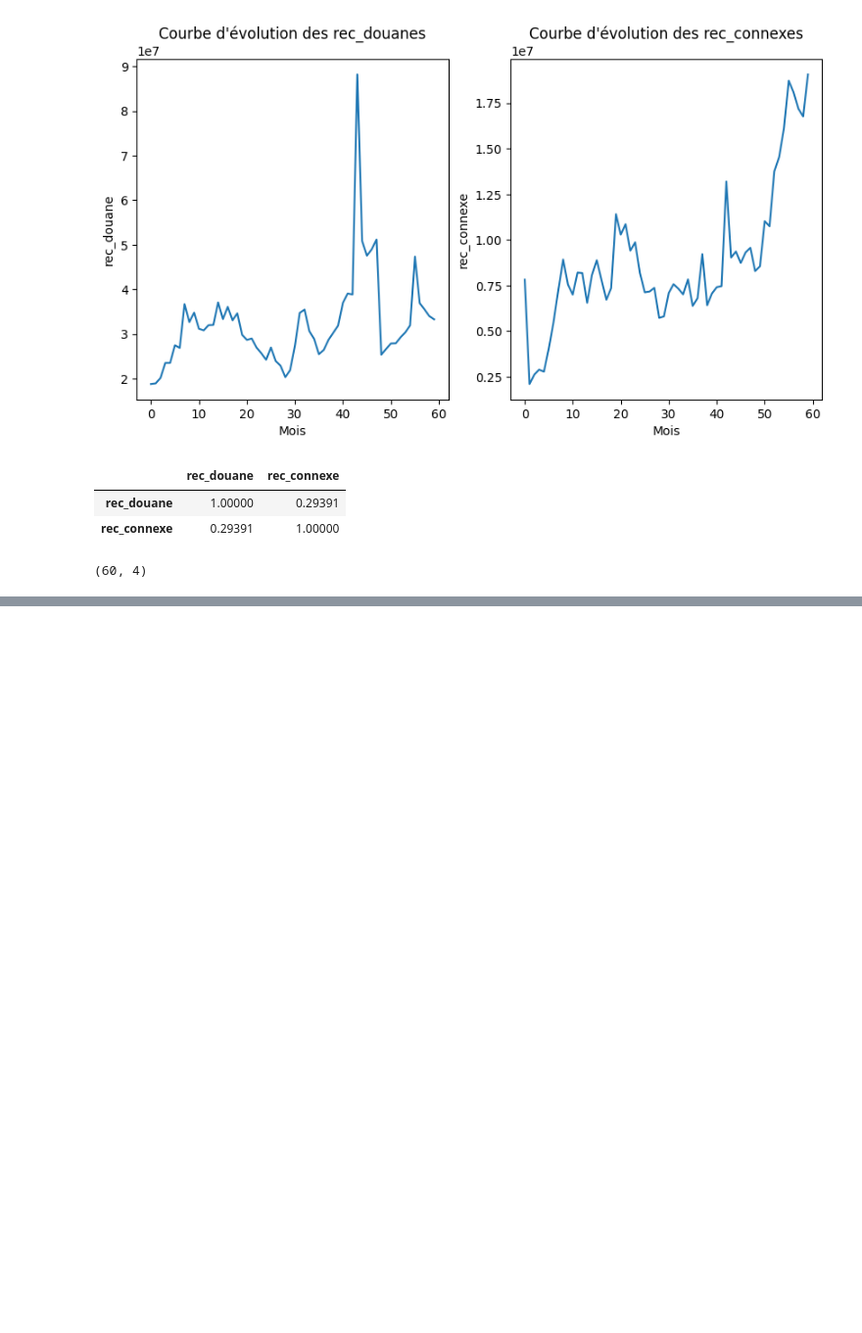
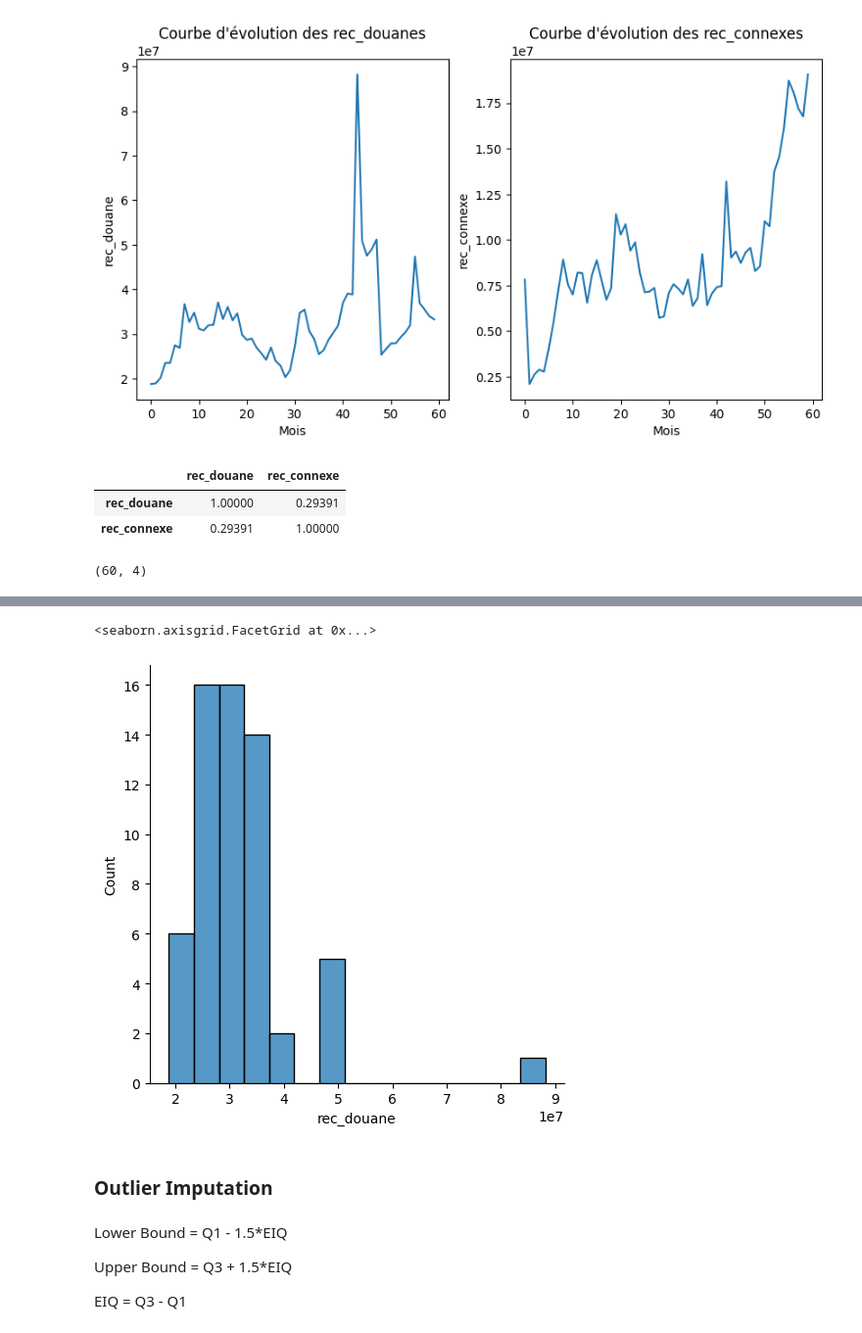
Before and after one commit to Pinto-Katende-Jonathan/SimpleDescriptiveStat, a Jupyter notebook: analyse.ipynb, the cells around one changed output, grey strips where cells are left out. Shown at 98% size. Saved outputs shown, nothing was run; the diff lists cells and outputs as text; code cells hidden in the pictures; blank space fills up the shorter version.

```diff
--- a/analyse.ipynb
+++ b/analyse.ipynb
@@ -588,0 +604,19 @@ df_copy.shape
+# %%
+# plt.subplot(1, 2, 1)
+# sns.boxplot(x=df_copy.rec_douane)
+
+# plt.subplot(1, 2, 2)
+# sns.boxplot(x=df_copy.rec_connexe)
+
+sns.displot(x = df_copy.rec_douane, bins = 15, kde = False)
+# %% [output]
+<seaborn.axisgrid.FacetGrid at 0x...>
+[figure, added]
+# %% [markdown]
+### Outlier Imputation
+# %% [markdown]
+Lower Bound = Q1 - 1.5*EIQ
+
+Upper Bound = Q3 + 1.5*EIQ
+
+EIQ = Q3 - Q1
```
Also changed, not shown: parts of 1 cell of this notebook.
